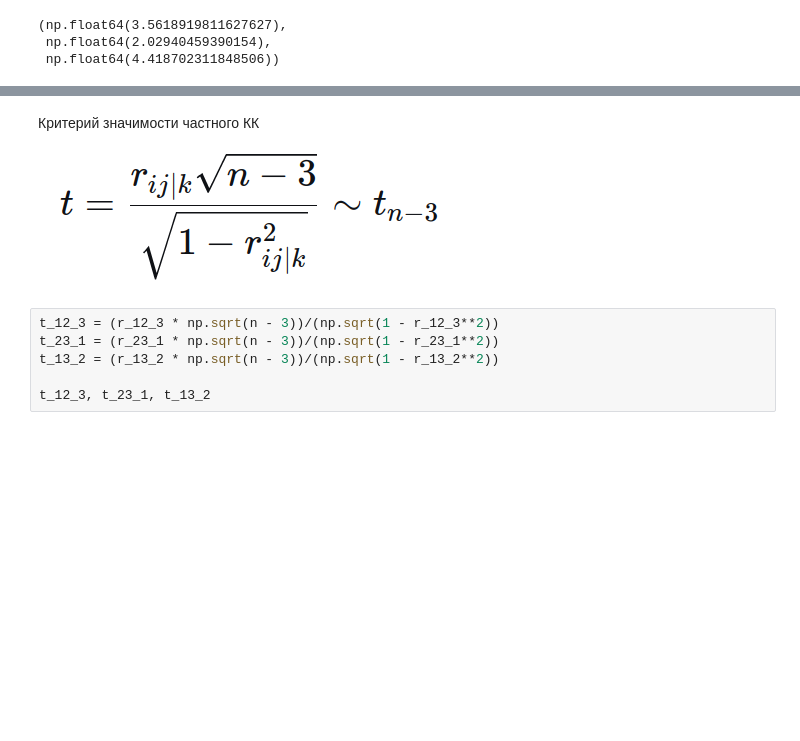
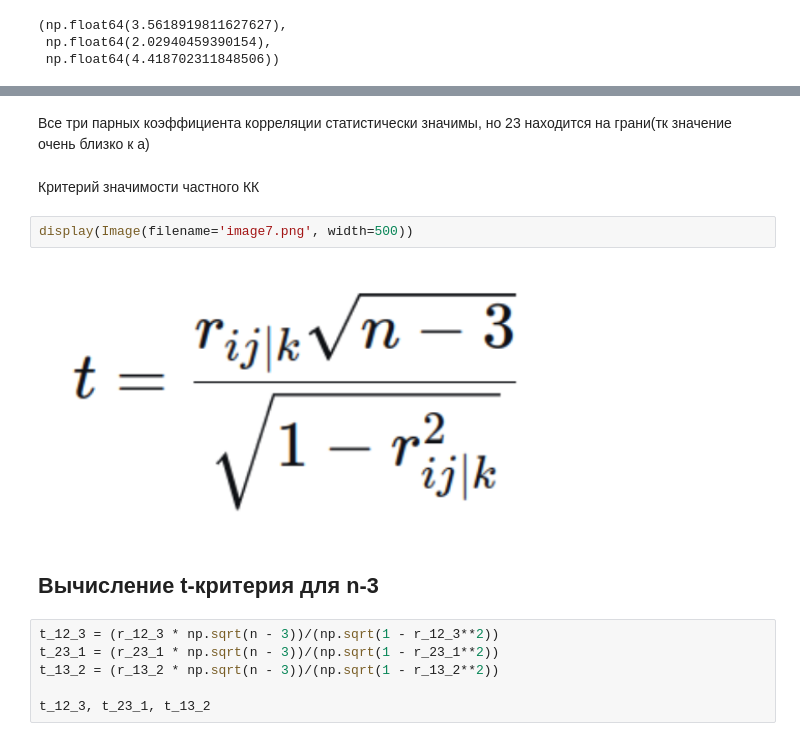
Before and after one commit to den1s-k0/Semester-5, a Jupyter notebook: DAiE&F&I(Data analysis in economics, finance and insurance)/Labs DAiE&F&I KD/Lab 02 DAiE&F&I KD/Lab DAiE&F&I 02 KD.ipynb, the cells around one changed output, grey strips where cells are left out. Cells and saved outputs as stored; diff of their text form; blank space fills up the shorter version.

```diff
--- a/DAiE&F&I(Data analysis in economics, finance and insurance)/Labs DAiE&F&I KD/Lab 02 DAiE&F&I KD/Lab DAiE&F&I 02 KD.ipynb
+++ b/DAiE&F&I(Data analysis in economics, finance and insurance)/Labs DAiE&F&I KD/Lab 02 DAiE&F&I KD/Lab DAiE&F&I 02 KD.ipynb
@@ -172,6 +253,13 @@ t_12, t_23, t_13
+# %% [markdown]
+Все три парных коэффициента корреляции статистически значимы, но 23 находится на грани(тк значение очень близко к a)
 # %% [markdown]
 Критерий значимости частного КК
-![Снимок экрана от 2026-11-08 19-30-48.png](attachment:dcb2ab72-ee8a-4f4a-abe4-f1e123e1aa86.png)
+# %%
+display(Image(filename='image7.png', width=500))
+# %% [output]
+[figure, added]
+# %% [markdown]
+## Вычисление t-критерия для n-3
 # %%
 t_12_3 = (r_12_3 * np.sqrt(n - 3))/(np.sqrt(1 - r_12_3**2))
 t_23_1 = (r_23_1 * np.sqrt(n - 3))/(np.sqrt(1 - r_23_1**2))
```
Also changed, not shown: parts of 62 cells of this notebook, 17 other files.
